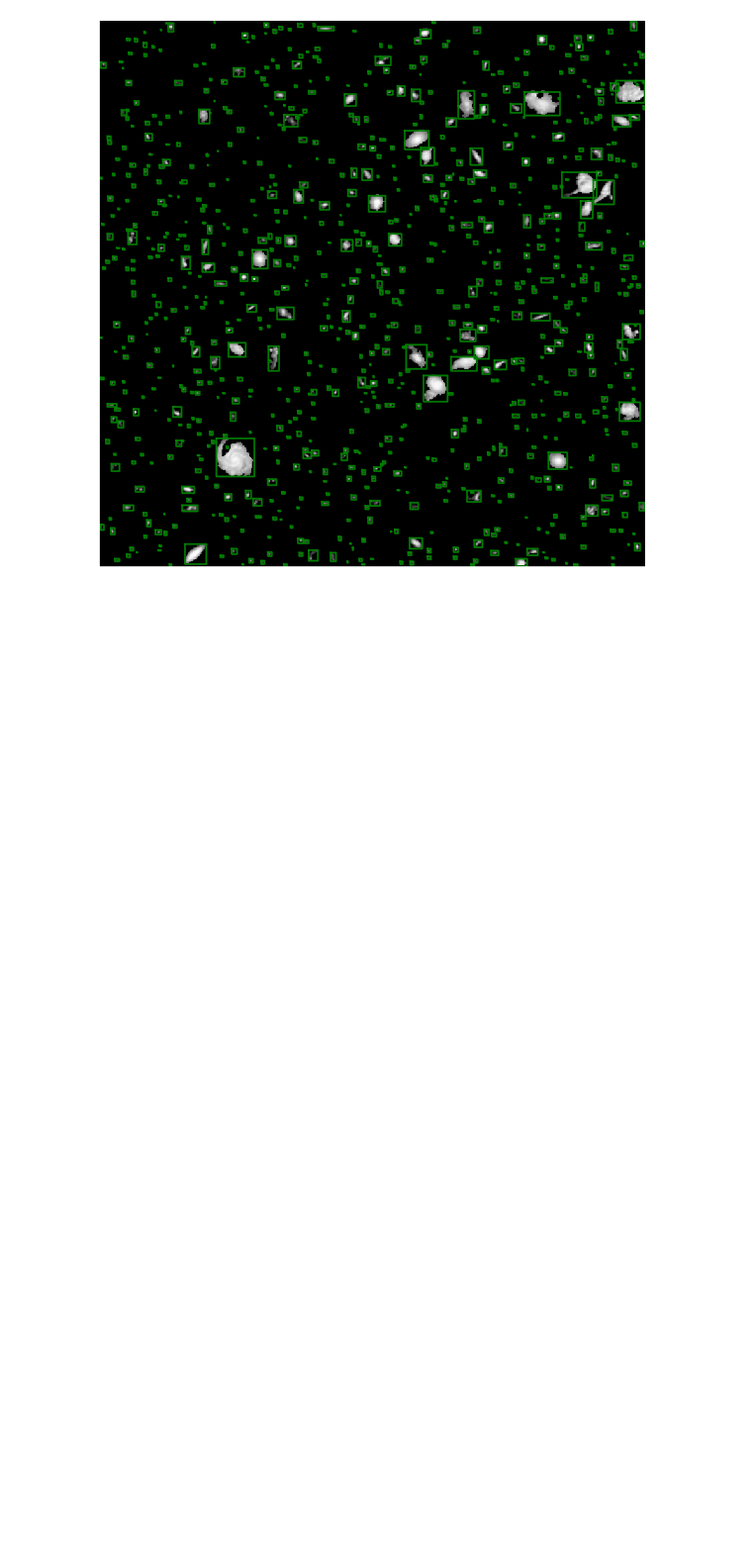
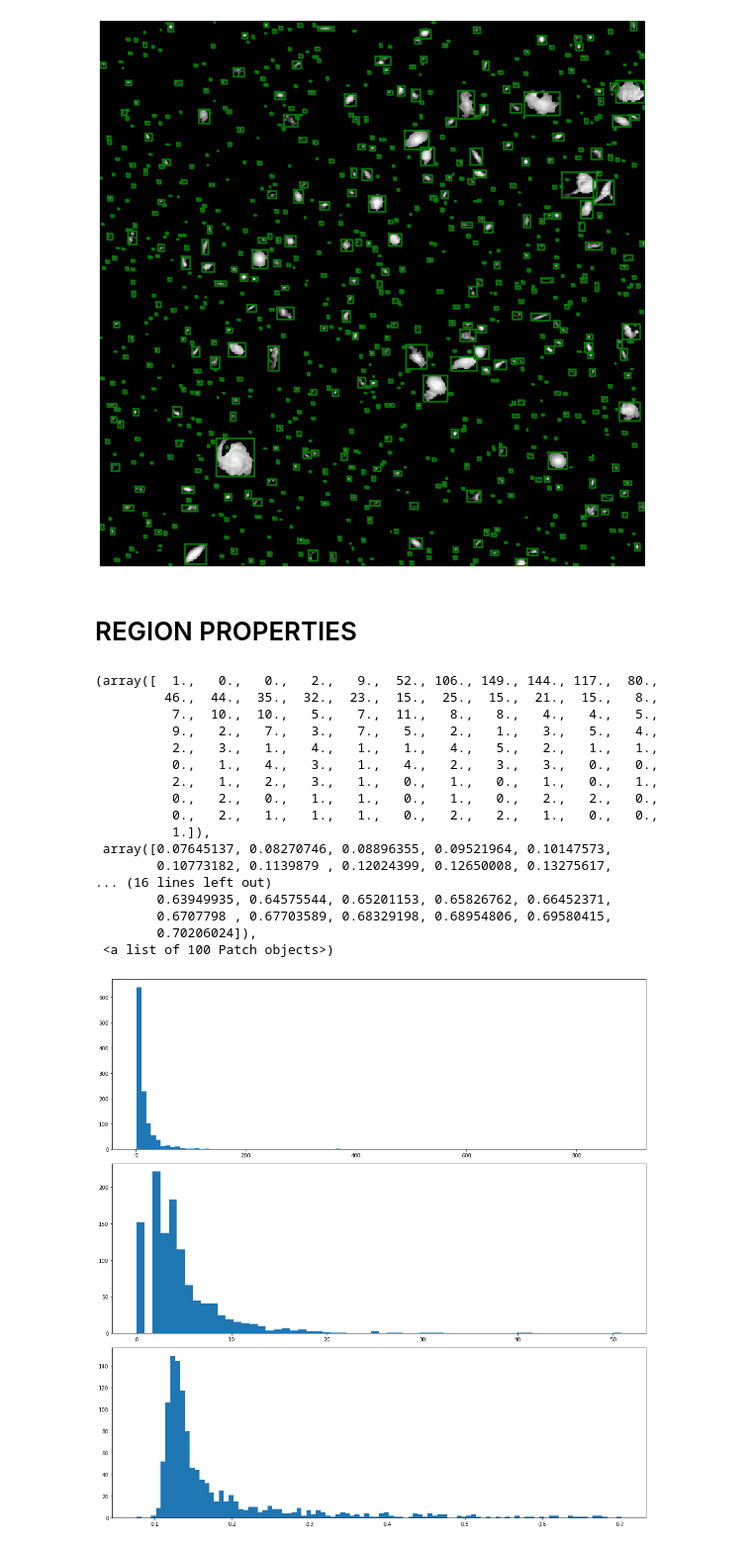
Before and after one commit to ioastorga/s_and_d, a Jupyter notebook: revised_contours_v1.ipynb, the cells around one changed output. Shown at 99% size. Cells and saved outputs as stored; diff of their text form; code cells hidden in the pictures; blank space fills up the shorter version.

```diff
--- a/revised_contours_v1.ipynb
+++ b/revised_contours_v1.ipynb
@@ -137,3 +142,35 @@ plt.axis('off')
 # %% [output]
 (-0.5, 499.5, 499.5, -0.5)
 [figure]
+# %% [markdown]
+# REGION PROPERTIES
+# %%
+#From filled contours
+
+areas = np.array([prop.area for prop in regions])
+major_length = np.array([prop.major_axis_length for prop in regions])
+mean_int = np.array([prop.mean_intensity for prop in regions])
+
+fig, axs = plt.subplots(3,1,tight_layout=True)
+axs[0].hist(areas, bins=100)
+axs[1].hist(major_length, bins=60)
+axs[2].hist(mean_int, bins=100)
+# %% [output]
+(array([  1.,   0.,   0.,   2.,   9.,  52., 106., 149., 144., 117.,  80.,
+         46.,  44.,  35.,  32.,  23.,  15.,  25.,  15.,  21.,  15.,   8.,
+          7.,  10.,  10.,   5.,   7.,  11.,   8.,   8.,   4.,   4.,   5.,
+          9.,   2.,   7.,   3.,   7.,   5.,   2.,   1.,   3.,   5.,   4.,
+          2.,   3.,   1.,   4.,   1.,   1.,   4.,   5.,   2.,   1.,   1.,
+          0.,   1.,   4.,   3.,   1.,   4.,   2.,   3.,   3.,   0.,   0.,
+          2.,   1.,   2.,   3.,   1.,   0.,   1.,   0.,   1.,   0.,   1.,
+          0.,   2.,   0.,   1.,   1.,   0.,   1.,   0.,   2.,   2.,   0.,
+          0.,   2.,   1.,   1.,   1.,   0.,   2.,   2.,   1.,   0.,   0.,
+          1.]),
+ array([0.07645137, 0.08270746, 0.08896355, 0.09521964, 0.10147573,
+        0.10773182, 0.1139879 , 0.12024399, 0.12650008, 0.13275617,
+... (16 lines left out)
+        0.63949935, 0.64575544, 0.65201153, 0.65826762, 0.66452371,
+        0.6707798 , 0.67703589, 0.68329198, 0.68954806, 0.69580415,
+        0.70206024]),
+ <a list of 100 Patch objects>)
+[figure, added]
```
Also changed, not shown: parts of 7 cells of this notebook.
